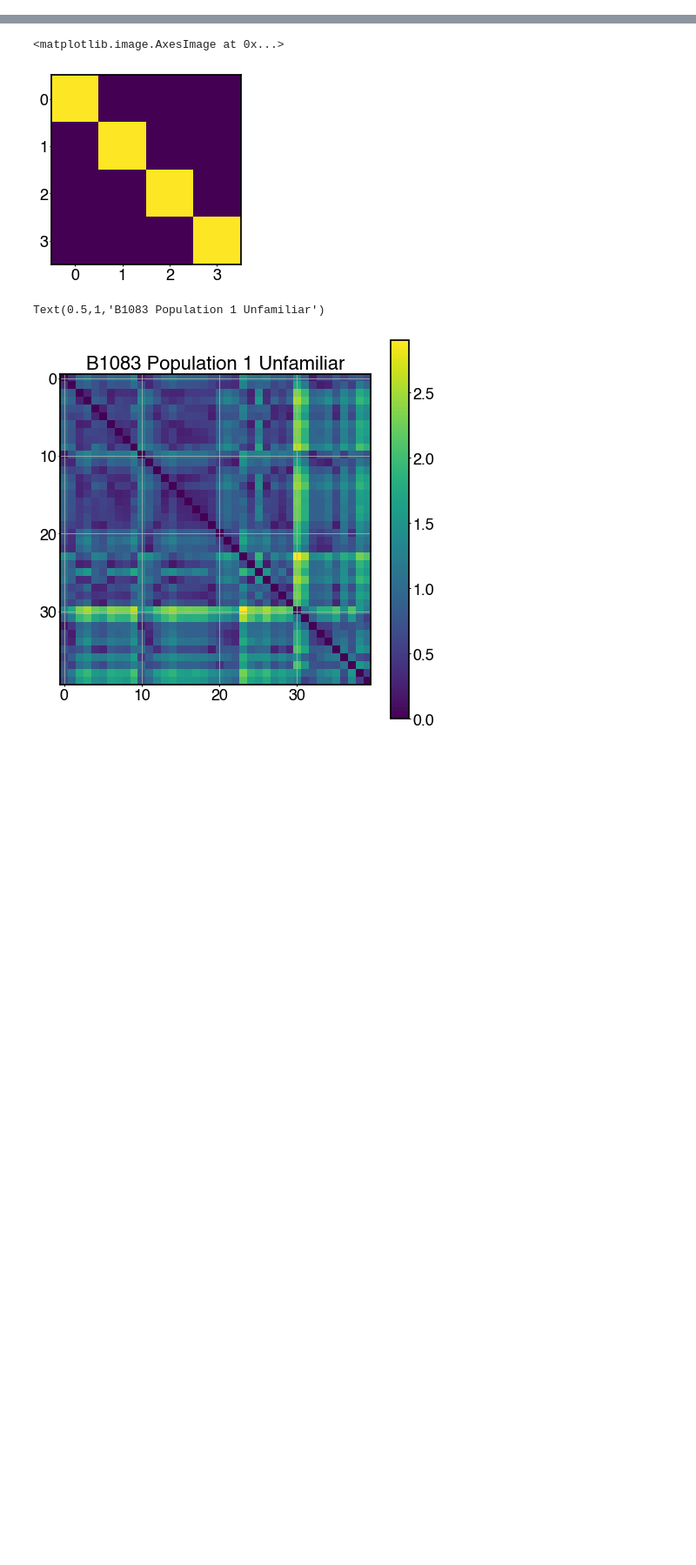
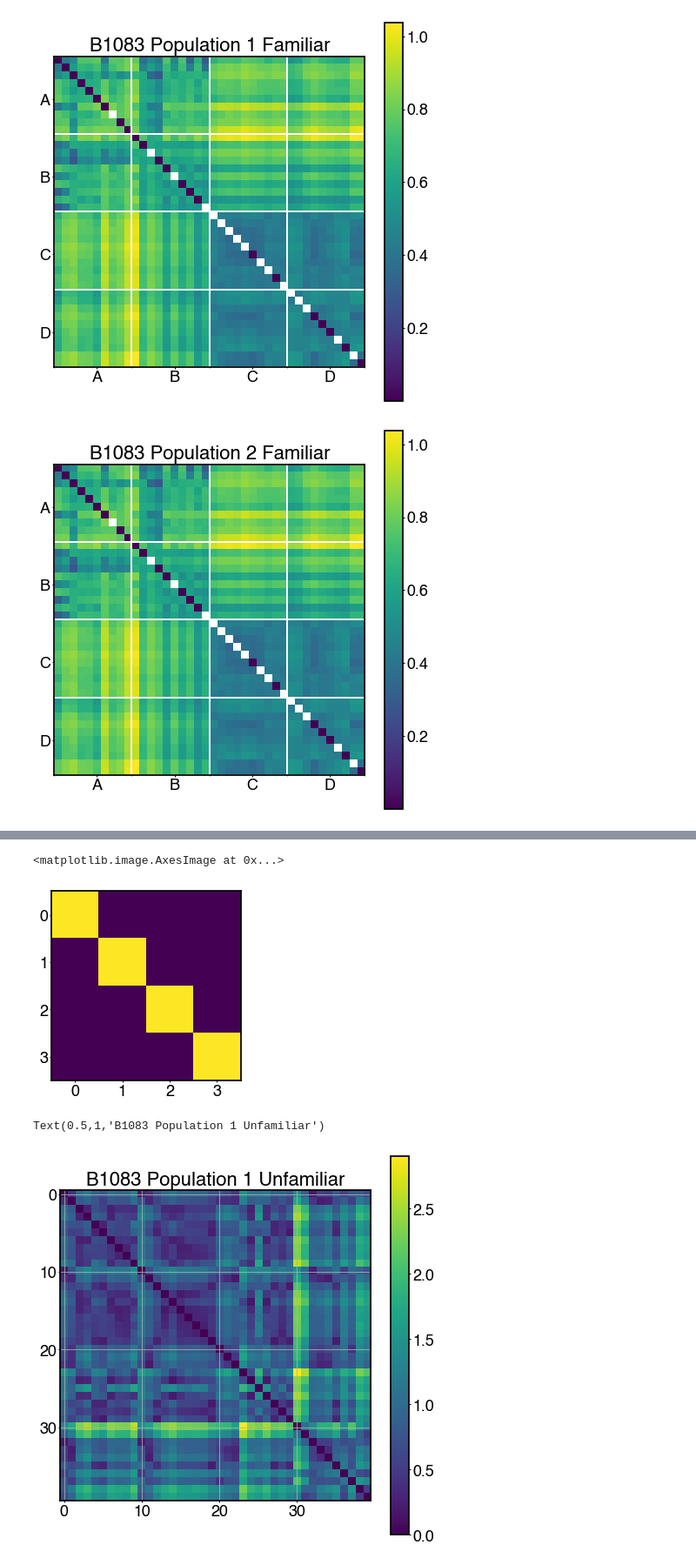
Before and after one commit to theilmbh/NeuralTDA, a Jupyter notebook: notebooks/pub/JSDiv-Behavior-View.ipynb, the cells around one changed output, grey strips where cells are left out. Shown at 87% size. Cells and saved outputs as stored; diff of their text form; code cells hidden in the pictures; blank space fills up the shorter version.

```diff
--- a/notebooks/pub/JSDiv-Behavior-View.ipynb
+++ b/notebooks/pub/JSDiv-Behavior-View.ipynb
@@ -15,15 +15,17 @@ plt.style.use('/home/brad/code/NeuralTDA/gentnerlab.mplstyle')
 # %%
-f_pop1_familiar = '/home/brad/tmpdata/JSpop_B1083-1--1.0-10_LvsR-2.pkl'
-f_pop2_familiar = '/home/brad/tmpdata/JSpop_B1083-5-1--1.0-10_LvsR-2.pkl'
+bird = 'B1083'
 
-f_pop1_familiar_shuffled = '/home/brad/tmpdata/JSpop_B1083-1--1.0-10_LvsR-2-shuffled.pkl'
-f_pop2_familiar_shuffled = '/home/brad/tmpdata/JSpop_B1083-5-1--1.0-10_LvsR-2-shuffled.pkl'
+f_pop1_familiar = '/home/brad/DailyLog/20190221/JSpop_{}-1-1.0-10_LvsR-familiar-original'.format(bird)
+f_pop2_familiar = '/home/brad/DailyLog/20190221/JSpop_{}-1-1.0-10_LvsR-familiar-original'.format(bird)
 
-f_pop1_unfamiliar = '/home/brad/tmpdata/JSpop_B1083-1--1.0-10_LvsR-2-unfamiliar.pkl'
-f_pop2_unfamiliar = '/home/brad/tmpdata/JSpop_B1083-5-1--1.0-10_LvsR-2-unfamiliar.pkl'
+f_pop1_familiar_shuffled = '/home/brad/DailyLog/20190220/JSpop_{}-1-1.0-10_LvsR-familiar-shuffled'.format(bird)
+f_pop2_familiar_shuffled = '/home/brad/DailyLog/20190220/JSpop_{}-1-1.0-10_LvsR-familiar-shuffled'.format(bird)
 
-f_pop1_unfamiliar_shuffled = '/home/brad/tmpdata/JSpop_B1083-1--1.0-10_LvsR-2-unfamiliar-shuffled.pkl'
-f_pop2_unfamiliar_shuffled = '/home/brad/tmpdata/JSpop_B1083-5-1--1.0-10_LvsR-2-unfamiliar-shuffled.pkl'
+f_pop1_unfamiliar = '/home/brad/DailyLog/20190220/JSpop_{}-1-1.0-10_LvsR-unfamiliar-original'.format(bird)
+f_pop2_unfamiliar = '/home/brad/DailyLog/20190220/JSpop_{}-1-1.0-10_LvsR-unfamiliar-original'.format(bird)
+
+f_pop1_unfamiliar_shuffled = '/home/brad/DailyLog/20190220/JSpop_{}-1-1.0-10_LvsR-unfamiliar-shuffled'.format(bird)
+f_pop2_unfamiliar_shuffled = '/home/brad/DailyLog/20190220/JSpop_{}-1-1.0-10_LvsR-unfamiliar-shuffled'.format(bird)
 
 data_files = [f_pop1_familiar, f_pop2_familiar,
               f_pop1_familiar_shuffled, f_pop2_familiar_shuffled,
@@ -33,3 +35,37 @@ plot_titles = ('B1083 Population 1 Familiar', 'B1083 Population 2 Familiar',
                'B1083 Population 1 Familiar Shuffled', 'B1083 Population 2 Familiar Shuffled',
                'B1083 Population 1 Unfamiliar', 'B1083 Population 2 Unfamiliar',
                'B1083 Population 1 Unfamiliar Shuffled', 'B1083 Population 2 Unfamiliar Shuffled')
+# %%
+
+ticklabels = [['A', 'B', 'C', 'D'], ['E', 'F', 'G', 'H']]
+for data_file, plot_title in zip(data_files, plot_titles):
+    with open(data_file, 'rb') as f:
+        dat = pickle.load(f)
+    plt.figure(figsize=(8,8))
+    ntrials = 10
+    nstim = 4
+    ax = plt.gca()
+    dsym = dat+dat.T
+    plt.imshow(np.sqrt(dsym),  aspect='equal')
+#     plt.xticks(np.arange(0,ntrials*nstim, ntrials))
+#     plt.yticks(np.arange(0,ntrials*nstim, ntrials))
+    ax.set_yticks(np.arange(-0.5, ntrials*nstim, ntrials), minor=True)
+    ax.set_xticks(np.arange(-0.5, ntrials*nstim, ntrials), minor=True)
+    ax.set_xticks(np.arange(ntrials/2, nstim*ntrials, ntrials))
+    ax.set_yticks(np.arange(ntrials/2, nstim*ntrials, ntrials))
+    if 'unfamiliar' in data_file:
+        tl = ticklabels[1]
+    else:
+        tl = ticklabels[0]
+    ax.set_xticklabels(tl)
+    ax.set_yticklabels(tl)
+#     ax.set_xlim([-0.5, 39.5])
+#     ax.set_ylim([39.5, -0.5])
+
+    ax.grid(which='minor', color='w', linestyle='-', linewidth=2)
+    plt.colorbar()
+    plt.title(plot_title)
+    plt.savefig(os.path.join(figsavepth, '{}.pdf'.format(plot_title.replace(' ', '_'))))
+# %% [output]
+[figure, added]
+[figure, added]
```
Also changed, not shown: parts of 3 cells of this notebook, 34 other files.
